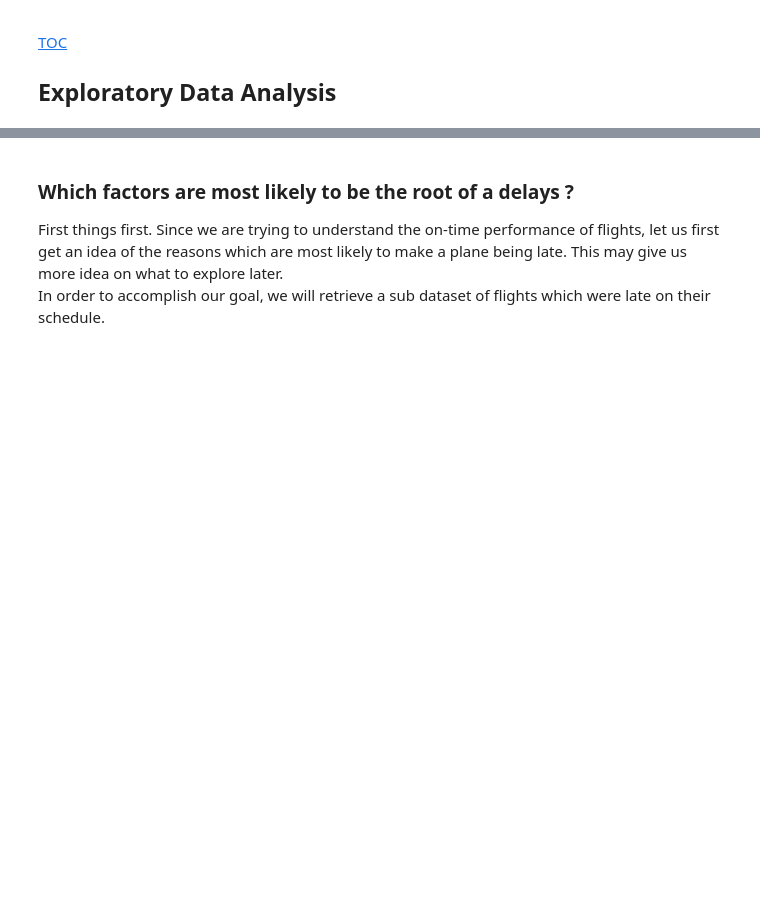
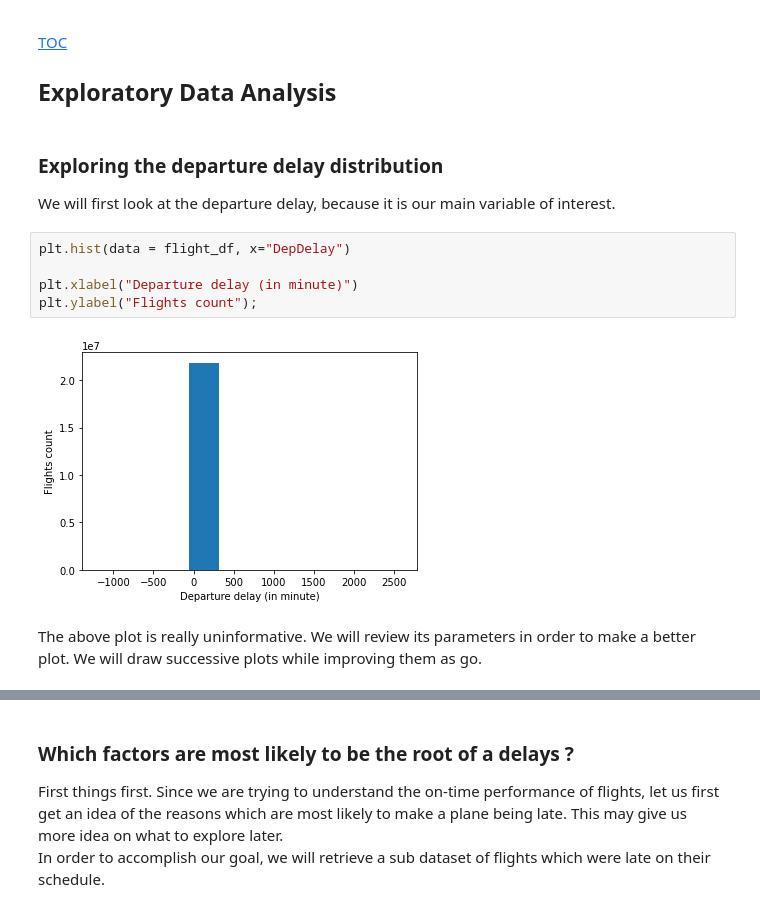
Before and after one commit to patricetg/udacity-data-analyst-project3, a Jupyter notebook: Part_I_exploration.ipynb, the cells around one changed output, grey strips where cells are left out. Saved outputs shown, nothing was run; the diff lists cells and outputs as text; blank space fills up the shorter version.

```diff
--- a/Part_I_exploration.ipynb
+++ b/Part_I_exploration.ipynb
@@ -613,3 +638,17 @@ flight_df.head(3).T
 
 [TOC](#intro)
 ## Exploratory Data Analysis
+# %% [markdown]
+<a id="delay-exploration"></a>
+### Exploring the departure delay distribution
+
+We will first look at the departure delay, because it is our main variable of interest.
+# %%
+plt.hist(data = flight_df, x="DepDelay")
+
+plt.xlabel("Departure delay (in minute)")
+plt.ylabel("Flights count");
+# %% [output]
+[figure, added]
+# %% [markdown]
+The above plot is really uninformative. We will review its parameters in order to make a better plot. We will draw successive plots while improving them as go.
```
Also changed, not shown: parts of 45 cells of this notebook.
